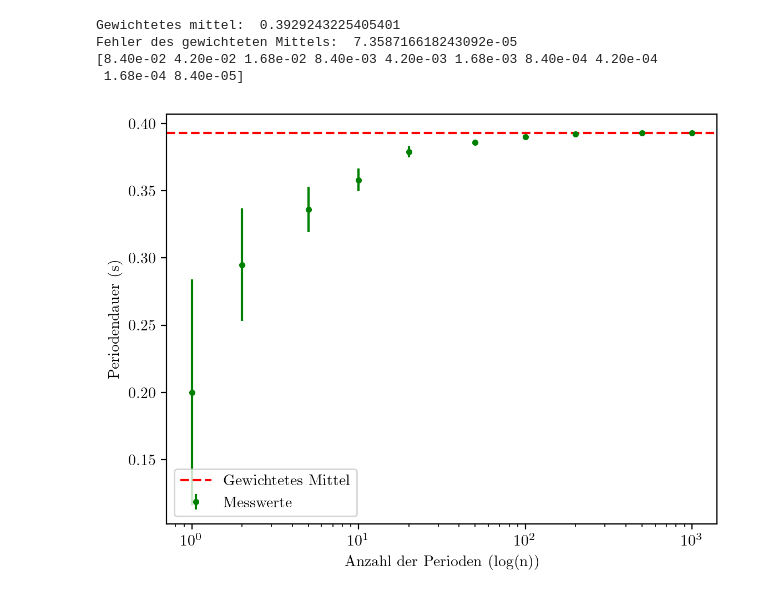
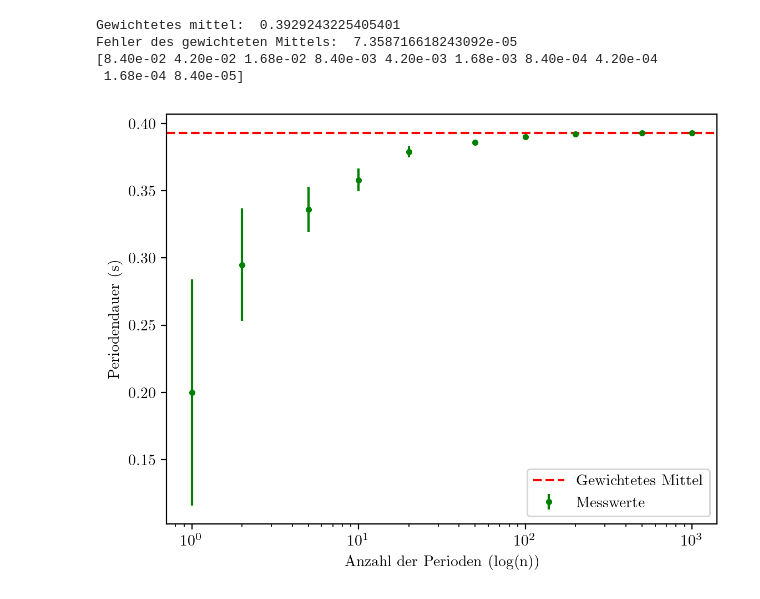
Before and after one commit to OGentner/AP1-Gruppe-143, a Jupyter notebook: V32_Auswertung.ipynb, the cells around one changed output. Drawn from its saved outputs; the diff is of its cells as text; code cells hidden in the pictures.

```diff
--- a/V32_Auswertung.ipynb
+++ b/V32_Auswertung.ipynb
@@ -77,19 +77,19 @@ Fehler des gewichteten Mittels:  7.358716618243092e-05
 # %%
 # Diagramm T (linear) gegen n (logarithmisch), Illustration von gewichtetes_Mittel
 
 fehler = 1 # Matti
 
 fig, ax = plt.subplots(dpi=200)
 ax.errorbar(perioden, periodendauer2, yerr=Standardabweichung_Periodendauer1/(perioden), fmt='.', label='Messwerte', color='g')
 ax.axhline(y=gewichtetes_mittel, color='r', linestyle='--', label='Gewichtetes Mittel')
 ax.set_xscale('log')
 ax.set_yscale('linear')
 ax.set_xlabel('Anzahl der Perioden (log(n))')
 ax.set_ylabel('Periodendauer (s)')
-ax.legend()
+ax.legend(loc='lower right')
 plt.show()
 # %% [output]
-[figure, old version]
+[figure, new version]
 # %%
 # Berechnung des Adiabatenexponenten
 m = 5.67e-3
```
Also changed, not shown: parts of 3 cells of this notebook, 1 other file.
